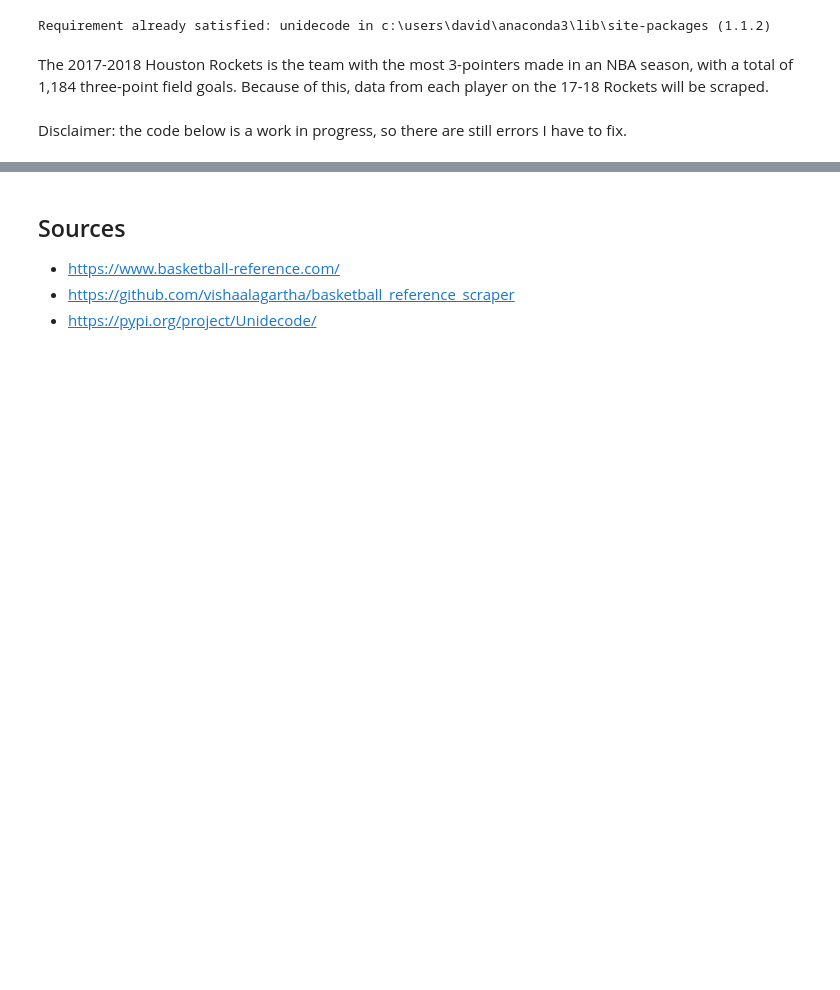
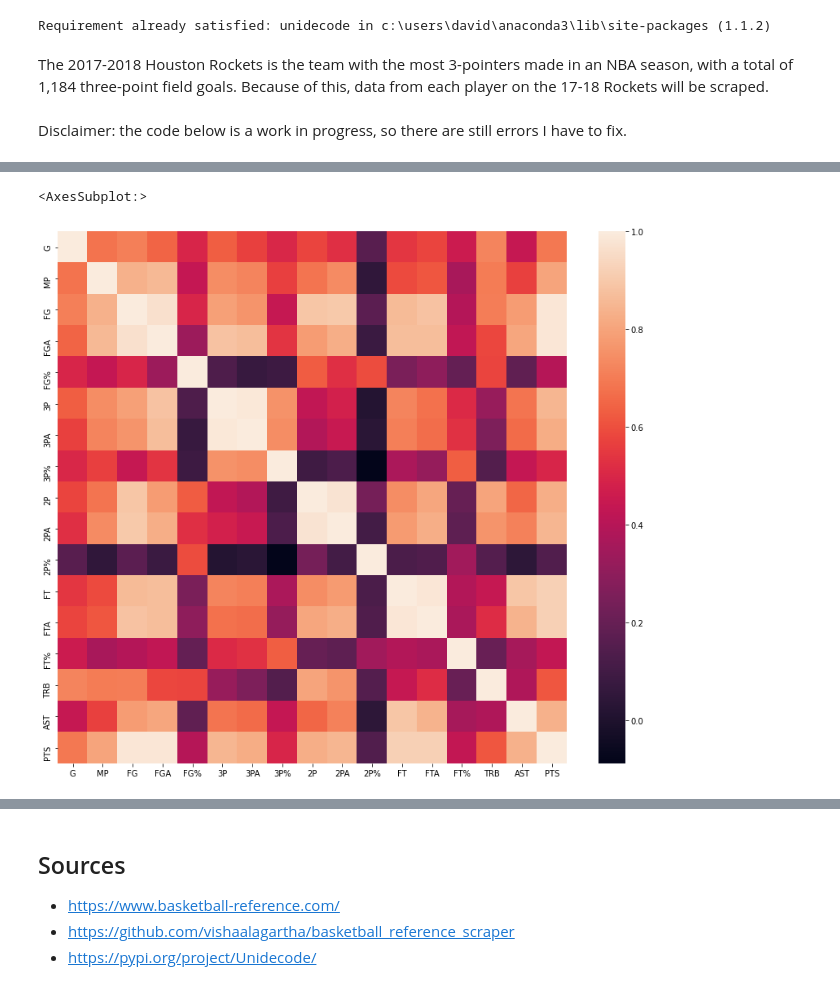
Before and after one commit to david-cq/Capstone, a Jupyter notebook: Initial_EDA.ipynb, the cells around one changed output, grey strips where cells are left out. Cells and saved outputs as stored; diff of their text form; code cells hidden in the pictures; blank space fills up the shorter version.

```diff
--- a/Initial_EDA.ipynb
+++ b/Initial_EDA.ipynb
@@ -79,0 +261,6 @@ AttributeError: 'NoneType' object has no attribute 'replace'
+# %%
+plt.figure(figsize=(14,12))
+sns.heatmap(rockets_17_18_num_df.corr())
+# %% [output]
+<AxesSubplot:>
+[figure, added]
```
Also changed, not shown: parts of 25 cells of this notebook.
